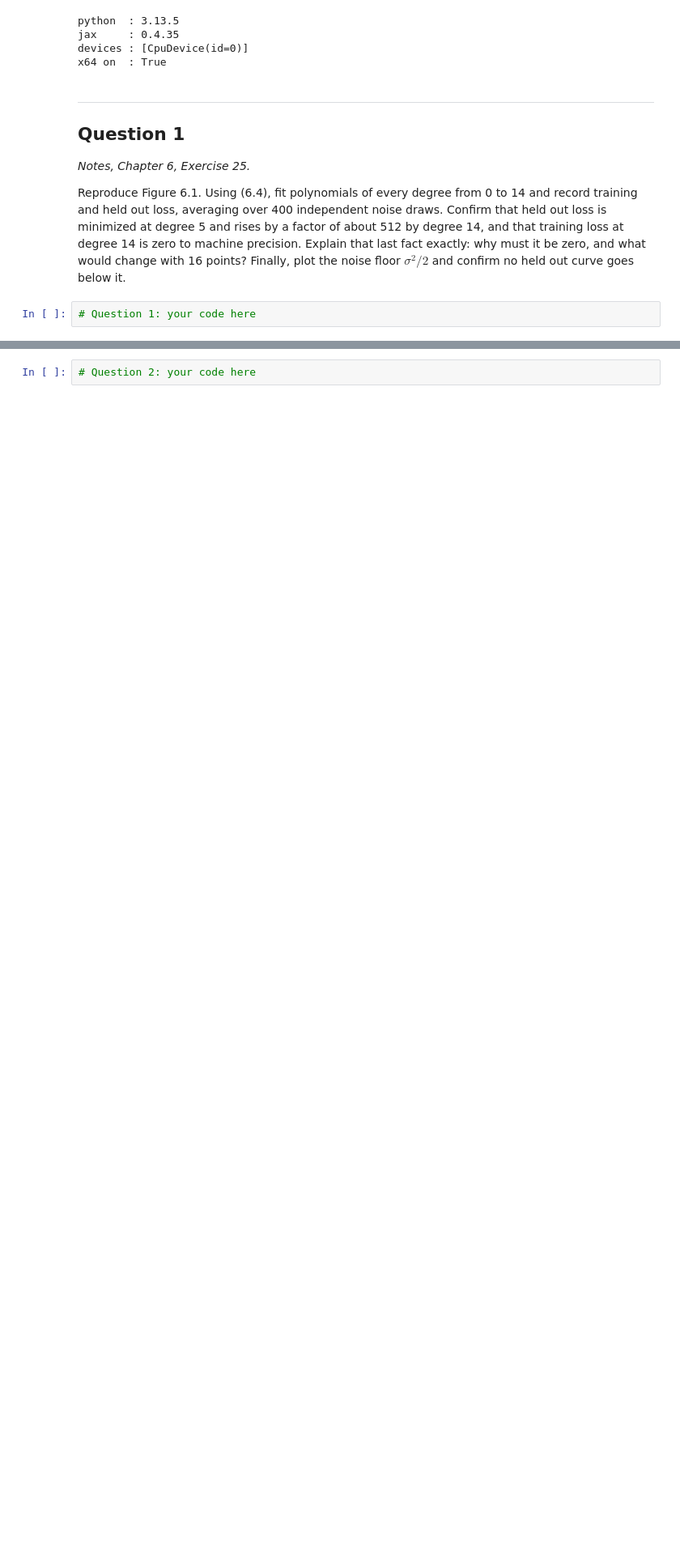
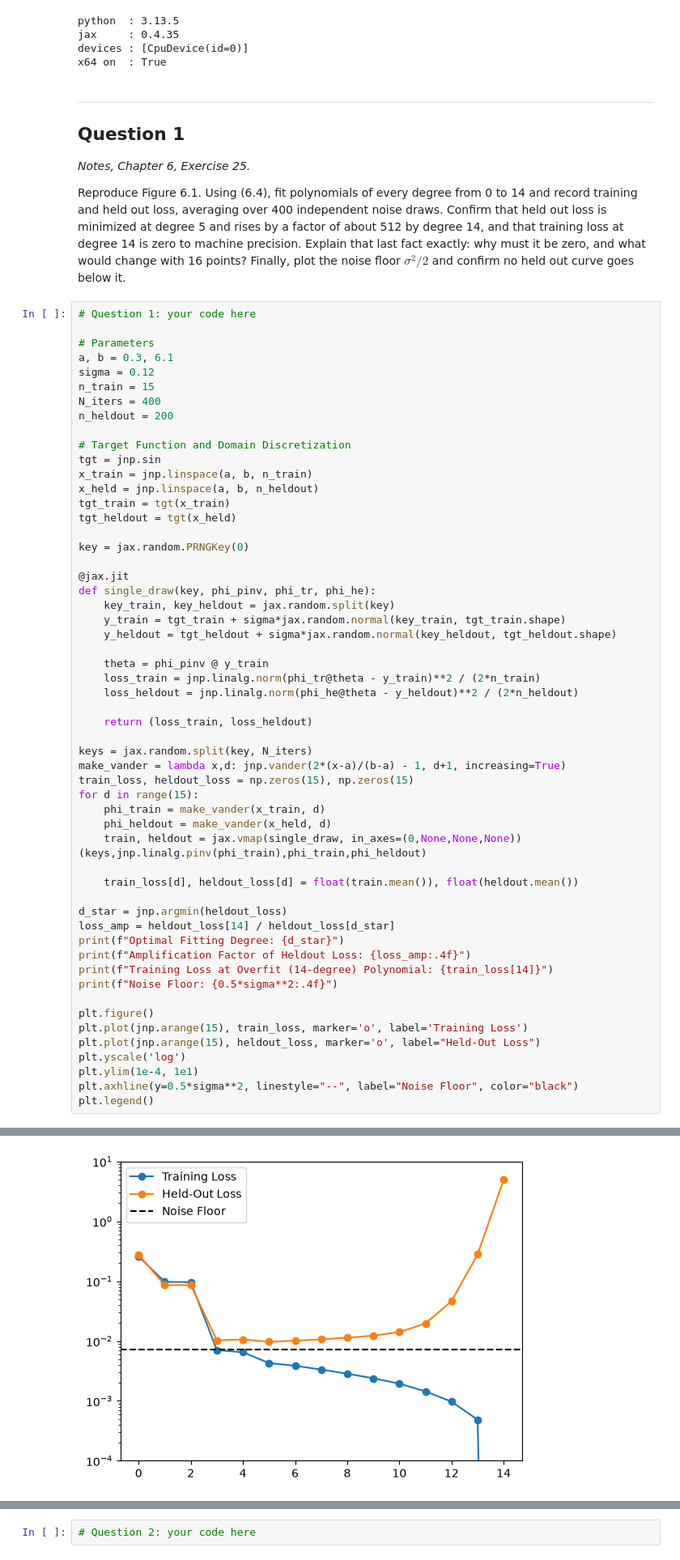
Before and after one commit to akhilghar/COE379L.1, a Jupyter notebook: HW3/Assignment_3-2.ipynb, the cells around one changed output, grey strips where cells are left out. Shown at 81% size. Cells and saved outputs as stored; diff of their text form; blank space fills up the shorter version.

```diff
--- a/HW3/Assignment_3-2.ipynb
+++ b/HW3/Assignment_3-2.ipynb
@@ -43,3 +43,57 @@ x64 on  : True
 Reproduce Figure 6.1. Using (6.4), fit polynomials of every degree from 0 to 14 and record training and held out loss, averaging over 400 independent noise draws. Confirm that held out loss is minimized at degree 5 and rises by a factor of about 512 by degree 14, and that training loss at degree 14 is zero to machine precision. Explain that last fact exactly: why must it be zero, and what would change with 16 points? Finally, plot the noise floor $\sigma^2/2$ and confirm no held out curve goes below it.
 # %%
 # Question 1: your code here
+
+# Parameters
+a, b = 0.3, 6.1
+sigma = 0.12
+n_train = 15
+N_iters = 400
+n_heldout = 200
+
+# Target Function and Domain Discretization
+tgt = jnp.sin
+x_train = jnp.linspace(a, b, n_train)
+x_held = jnp.linspace(a, b, n_heldout)
+tgt_train = tgt(x_train)
+tgt_heldout = tgt(x_held)
+
+key = jax.random.PRNGKey(0)
+
+@jax.jit
+def single_draw(key, phi_pinv, phi_tr, phi_he):
+    key_train, key_heldout = jax.random.split(key)
+    y_train = tgt_train + sigma*jax.random.normal(key_train, tgt_train.shape)
+    y_heldout = tgt_heldout + sigma*jax.random.normal(key_heldout, tgt_heldout.shape)
+
+    theta = phi_pinv @ y_train
+    loss_train = jnp.linalg.norm(phi_tr@theta - y_train)**2 / (2*n_train)
+    loss_heldout = jnp.linalg.norm(phi_he@theta - y_heldout)**2 / (2*n_heldout)
+
+    return (loss_train, loss_heldout)
+
+keys = jax.random.split(key, N_iters)
+make_vander = lambda x,d: jnp.vander(2*(x-a)/(b-a) - 1, d+1, increasing=True)
+train_loss, heldout_loss = np.zeros(15), np.zeros(15)
+for d in range(15):
+    phi_train = make_vander(x_train, d)
+    phi_heldout = make_vander(x_held, d)
+    train, heldout = jax.vmap(single_draw, in_axes=(0,None,None,None))(keys,jnp.linalg.pinv(phi_train),phi_train,phi_heldout)
+
+    train_loss[d], heldout_loss[d] = float(train.mean()), float(heldout.mean())
+
+d_star = jnp.argmin(heldout_loss)
+loss_amp = heldout_loss[14] / heldout_loss[d_star]
+print(f"Optimal Fitting Degree: {d_star}")
+print(f"Amplification Factor of Heldout Loss: {loss_amp:.4f}")
+print(f"Training Loss at Overfit (14-degree) Polynomial: {train_loss[14]}")
+print(f"Noise Floor: {0.5*sigma**2:.4f}")
+
+plt.figure()
+plt.plot(jnp.arange(15), train_loss, marker='o', label='Training Loss')
+plt.plot(jnp.arange(15), heldout_loss, marker='o', label="Held-Out Loss")
+plt.yscale('log')
+plt.ylim(1e-4, 1e1)
+plt.axhline(y=0.5*sigma**2, linestyle="--", label="Noise Floor", color="black")
+plt.legend()
+# %% [output]
@@ -46,3 +105,4 @@ Reproduce Figure 6.1. Using (6.4), fit polynomials of every degree from 0 to 14
+[figure, added]
 # %% [markdown]
 ---
 
```
Also changed, not shown: parts of 1 cell of this notebook.
